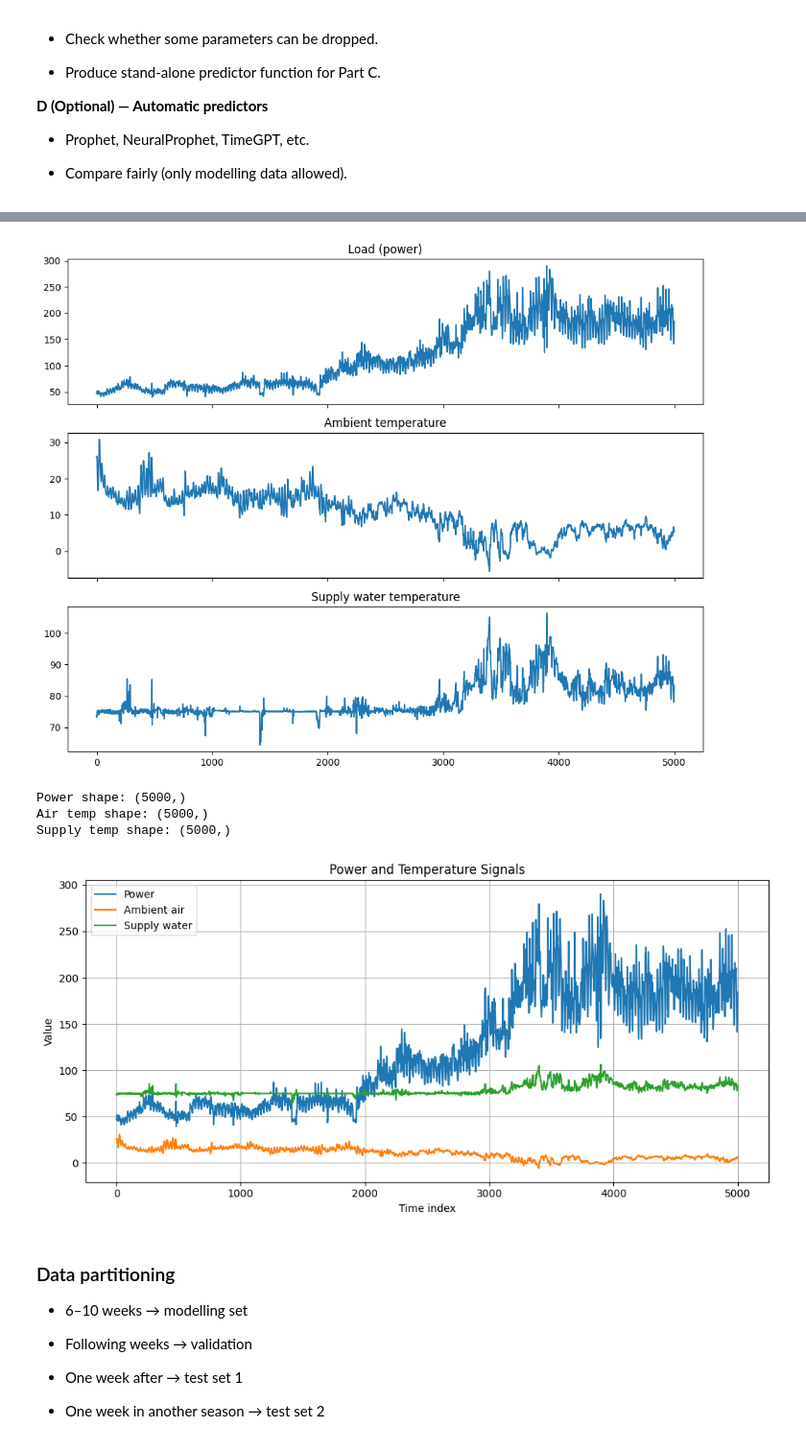
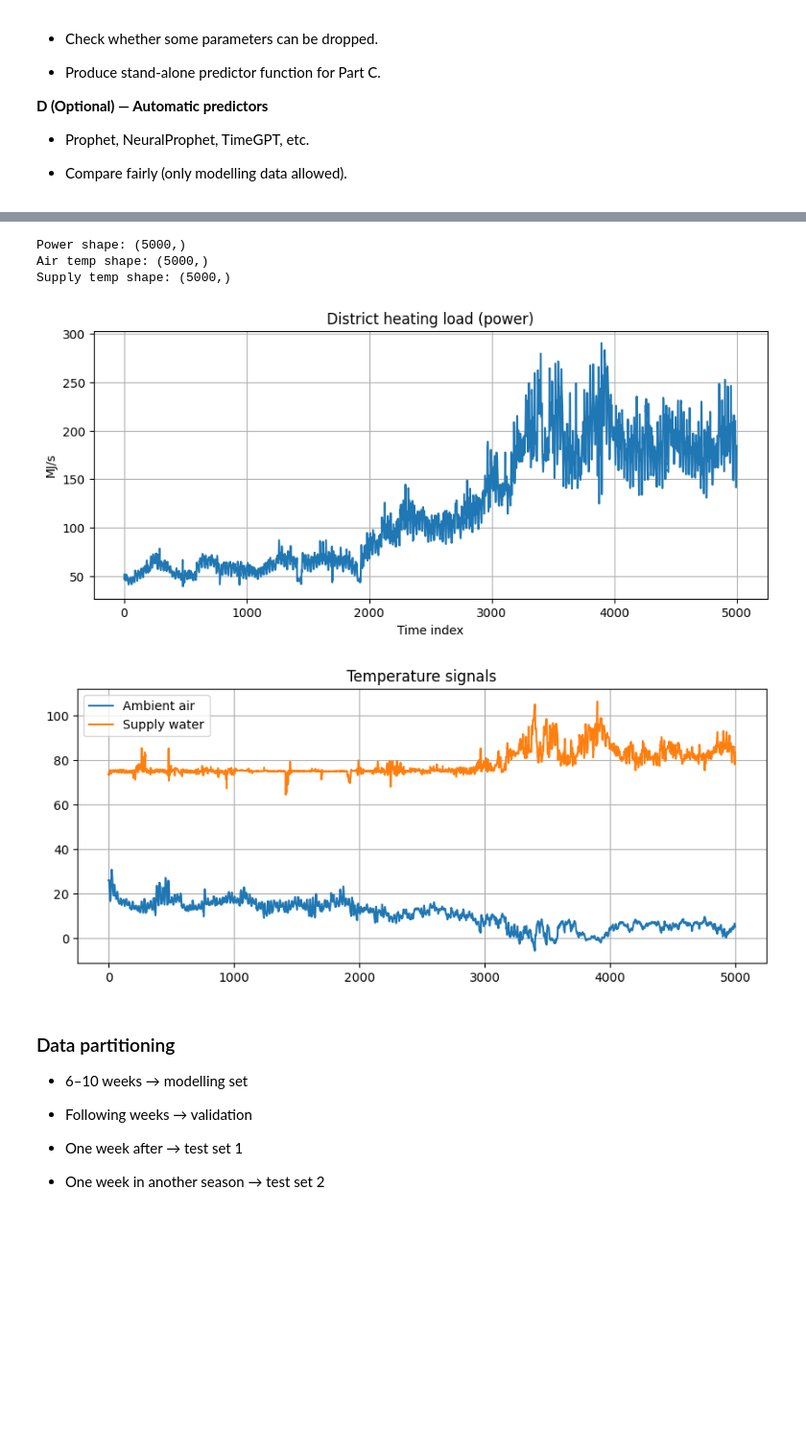
Before and after one commit to asifakhan09/MASM17-Time-series-analysis, a Jupyter notebook: Final Project/Asifa.ipynb, the cells around one changed output, grey strips where cells are left out. Shown at 96% size. Drawn from its saved outputs; the diff is of its cells as text; code cells hidden in the pictures; blank space fills up the shorter version.

```diff
--- a/Final Project/Asifa.ipynb
+++ b/Final Project/Asifa.ipynb
@@ -88,39 +60,53 @@ df.head()
-# %%
-y  = df["power"].to_numpy()          # output
-u1 = df["temp_ambient"].to_numpy()   # input 1
-u2 = df["temp_supply"].to_numpy()    # input 2
-
-#quick sanity check
-fig, axs = plt.subplots(3, 1, figsize=(10, 8), sharex=True)
-axs[0].plot(y);  axs[0].set_title("Load (power)")
-axs[1].plot(u1); axs[1].set_title("Ambient temperature")
-axs[2].plot(u2); axs[2].set_title("Supply water temperature")
-plt.tight_layout()
-plt.show()
-# %% [output]
-[figure, removed]
+# %%
+# ==============================
+# 0. Imports & basic setup
+# ==============================
+
+import numpy as np
+import pandas as pd
+import matplotlib.pyplot as plt
+
+from scipy.io import loadmat
+from scipy.signal import correlate
+
+from statsmodels.tsa.stattools import acf
+from statsmodels.graphics.tsaplots import plot_acf
+
+plt.rcParams["figure.figsize"] = (10, 4)
+plt.rcParams["axes.grid"] = True
 # %%
+# ==============================
+# 1. Load and inspect data
+# ==============================
+
+data = loadmat("../data/projectData25.mat")
+
+# Extract columns
+power = data["data"][:, 1]        # Power (MJ/s)
+temp_air = data["data"][:, 2]     # Ambient air temperature
+temp_supply = data["data"][:, 3]  # Supply water temperature
+
 print("Power shape:", power.shape)
 print("Air temp shape:", temp_air.shape)
 print("Supply temp shape:", temp_supply.shape)
 
-plt.figure(figsize=(10, 5))
+plt.plot(power)
+plt.title("District heating load (power)")
+plt.ylabel("MJ/s")
+plt.xlabel("Time index")
+plt.show()
 
-plt.plot(power, label="Power")
 plt.plot(temp_air, label="Ambient air")
 plt.plot(temp_supply, label="Supply water")
-
-plt.xlabel("Time index")
-plt.ylabel("Value")
-plt.title("Power and Temperature Signals")
 plt.legend()
-plt.tight_layout()
+plt.title("Temperature signals")
 plt.show()
 # %% [output]
 Power shape: (5000,)
 Air temp shape: (5000,)
 Supply temp shape: (5000,)
-[figure, old version]
+[figure, new version]
+[figure, added]
 # %% [markdown]
 ### Data partitioning
 
```
Also changed, not shown: parts of 69 cells of this notebook.
